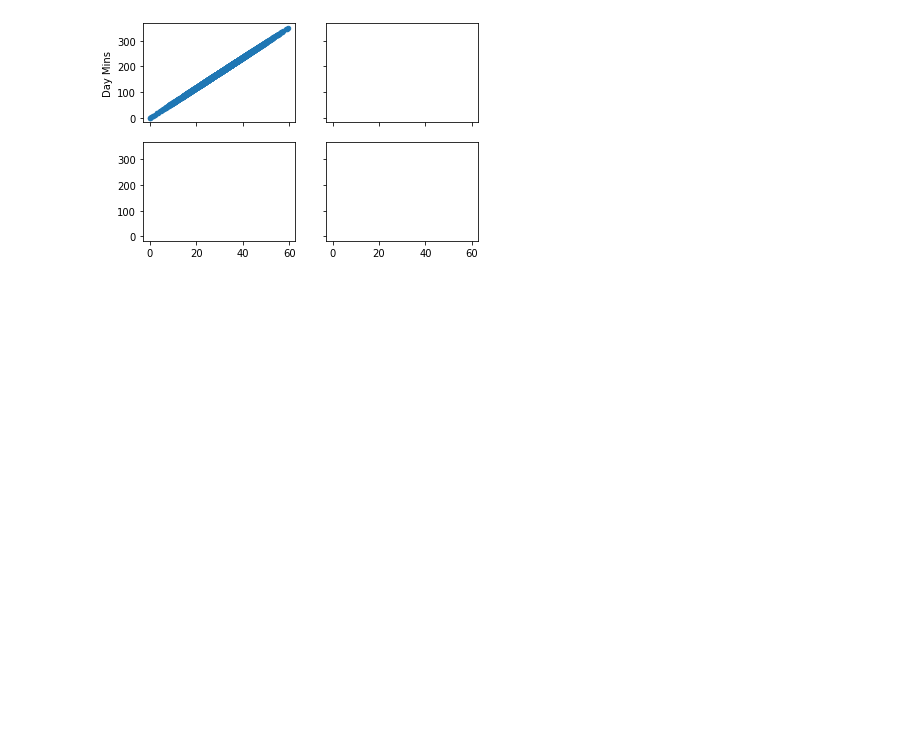
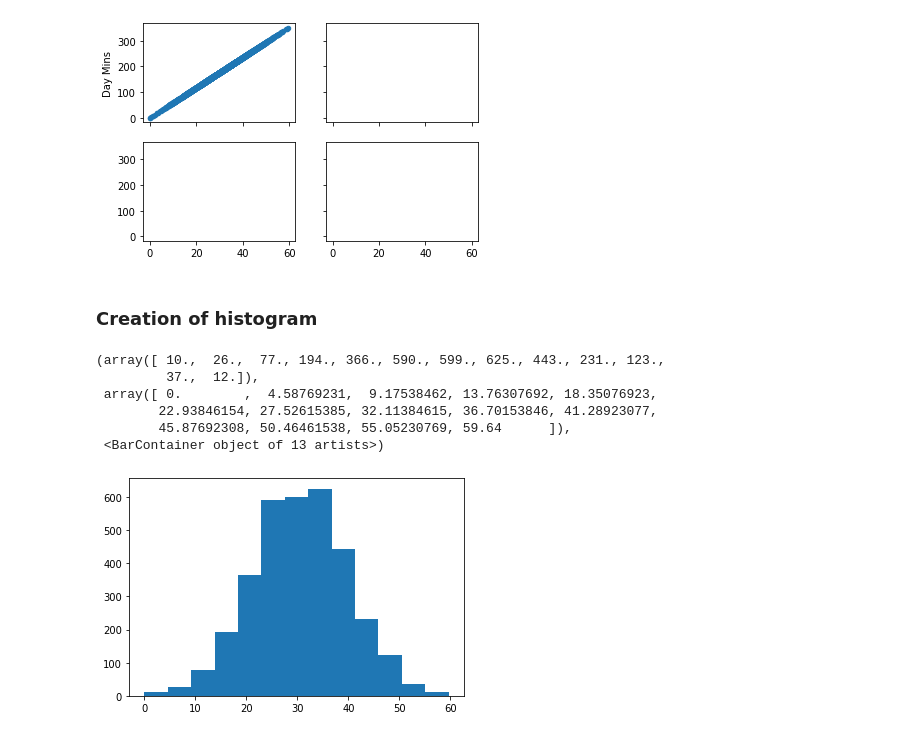
Before and after one commit to IsmaelJS/python-ml-course, a Jupyter notebook: scripts/T1 - 3 - Data Cleaning - Plots.ipynb, the cells around one changed output. Saved outputs shown, nothing was run; the diff lists cells and outputs as text; code cells hidden in the pictures; blank space fills up the shorter version.

```diff
--- a/scripts/T1 - 3 - Data Cleaning - Plots.ipynb
+++ b/scripts/T1 - 3 - Data Cleaning - Plots.ipynb
@@ -27,3 +28,18 @@ df.plot(kind="scatter", x="Day Charge", y="Day Mins", ax=axs[0][0])
 # %% [output]
 <AxesSubplot:xlabel='Day Charge', ylabel='Day Mins'>
 [figure]
+# %% [markdown]
+### Creation of histogram
+# %%
+# We apply Sturges formula. See at https://www.lifeder.com/regla-sturges/
+bins = int(np.ceil(1 + np.log2(df.shape[0])))
+
+plt.hist(df["Day Charge"], bins=bins)
+# %% [output]
+(array([ 10.,  26.,  77., 194., 366., 590., 599., 625., 443., 231., 123.,
+         37.,  12.]),
+ array([ 0.        ,  4.58769231,  9.17538462, 13.76307692, 18.35076923,
+        22.93846154, 27.52615385, 32.11384615, 36.70153846, 41.28923077,
+        45.87692308, 50.46461538, 55.05230769, 59.64      ]),
+ <BarContainer object of 13 artists>)
+[figure, added]
```
Also changed, not shown: parts of 3 cells of this notebook.
